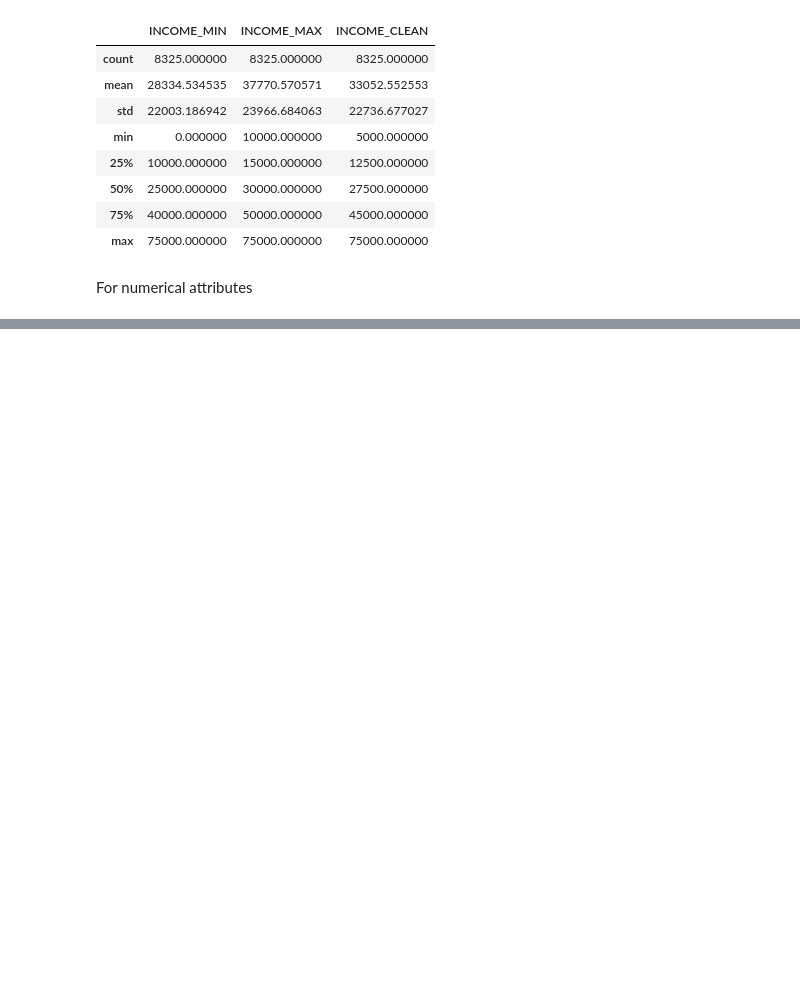
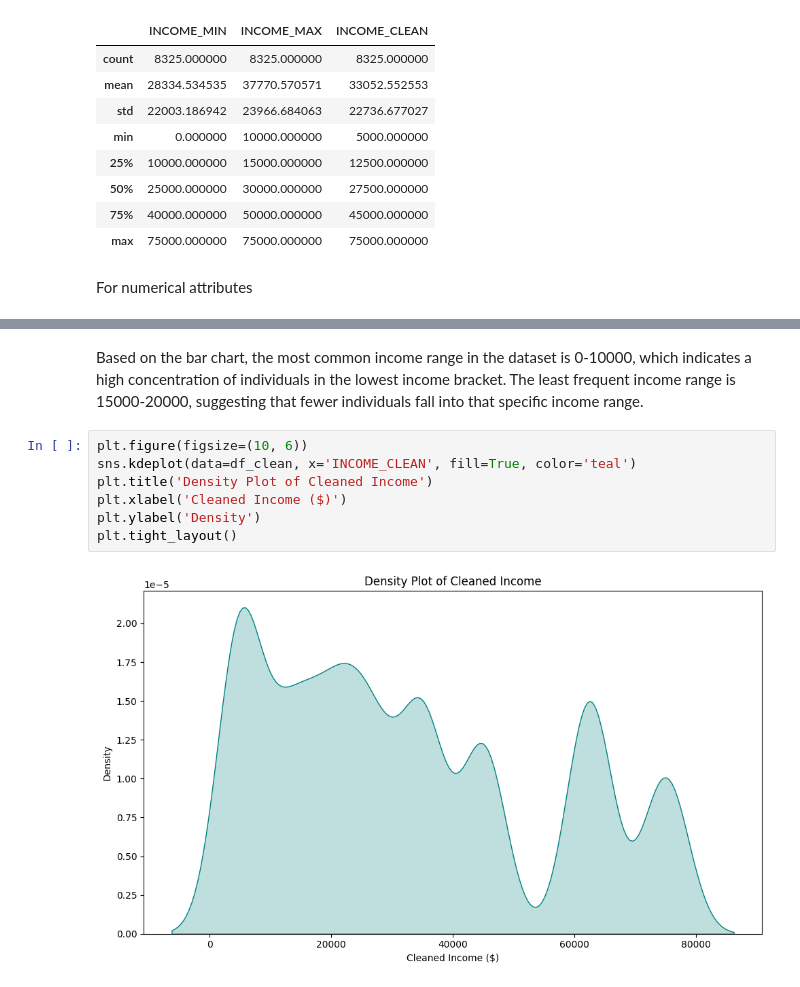
Before and after one commit to ShrutiG-24/-BCSE331L-Exploratory-Data-Analysis, a Jupyter notebook: 22BDS0298.ipynb, the cells around one changed output, grey strips where cells are left out. Cells and saved outputs as stored; diff of their text form; blank space fills up the shorter version.

```diff
--- a/22BDS0298.ipynb
+++ b/22BDS0298.ipynb
@@ -391,0 +408,11 @@ df_clean[['AGE', 'OCCUPATION', 'AREA', 'DUAL.INCOMES', 'HOUSEHOLD.SIZE',
+# %% [markdown]
+Based on the bar chart, the most common income range in the dataset is 0-10000, which indicates a high concentration of individuals in the lowest income bracket. The least frequent income range is 15000-20000, suggesting that fewer individuals fall into that specific income range.
+# %%
+plt.figure(figsize=(10, 6))
+sns.kdeplot(data=df_clean, x='INCOME_CLEAN', fill=True, color='teal')
+plt.title('Density Plot of Cleaned Income')
+plt.xlabel('Cleaned Income ($)')
+plt.ylabel('Density')
+plt.tight_layout()
+# %% [output]
+[figure, added]
```
Also changed, not shown: parts of 10 cells of this notebook.
